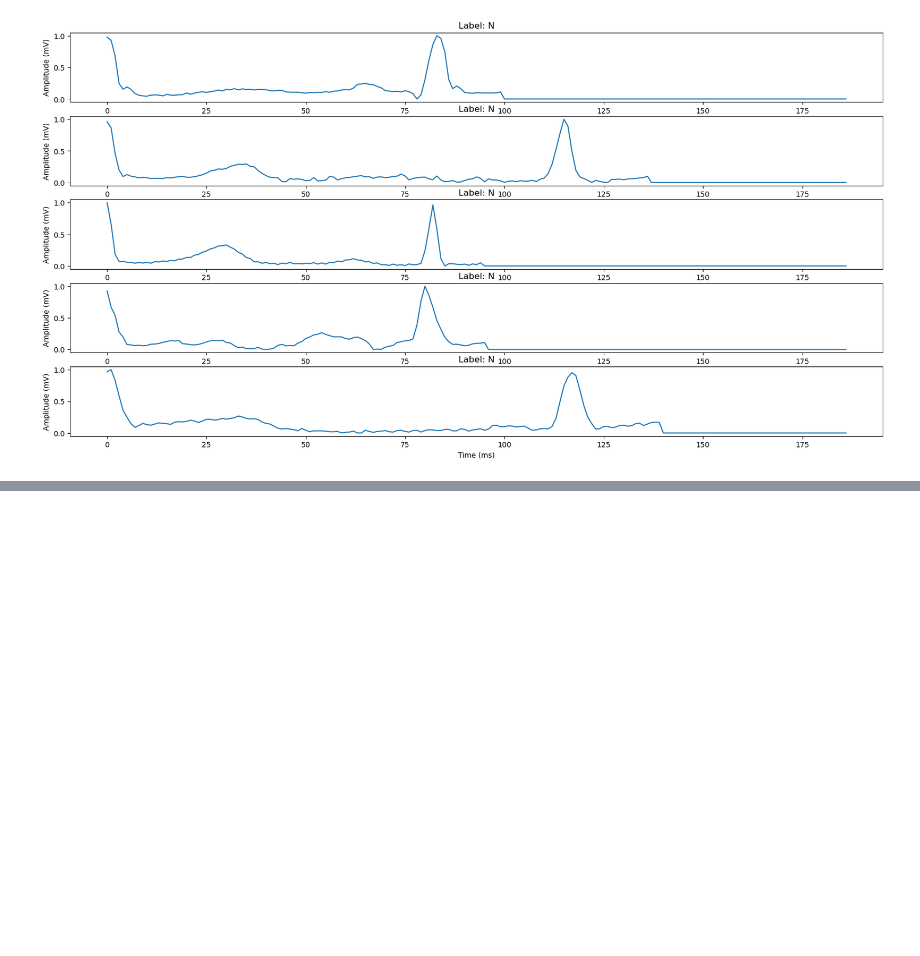
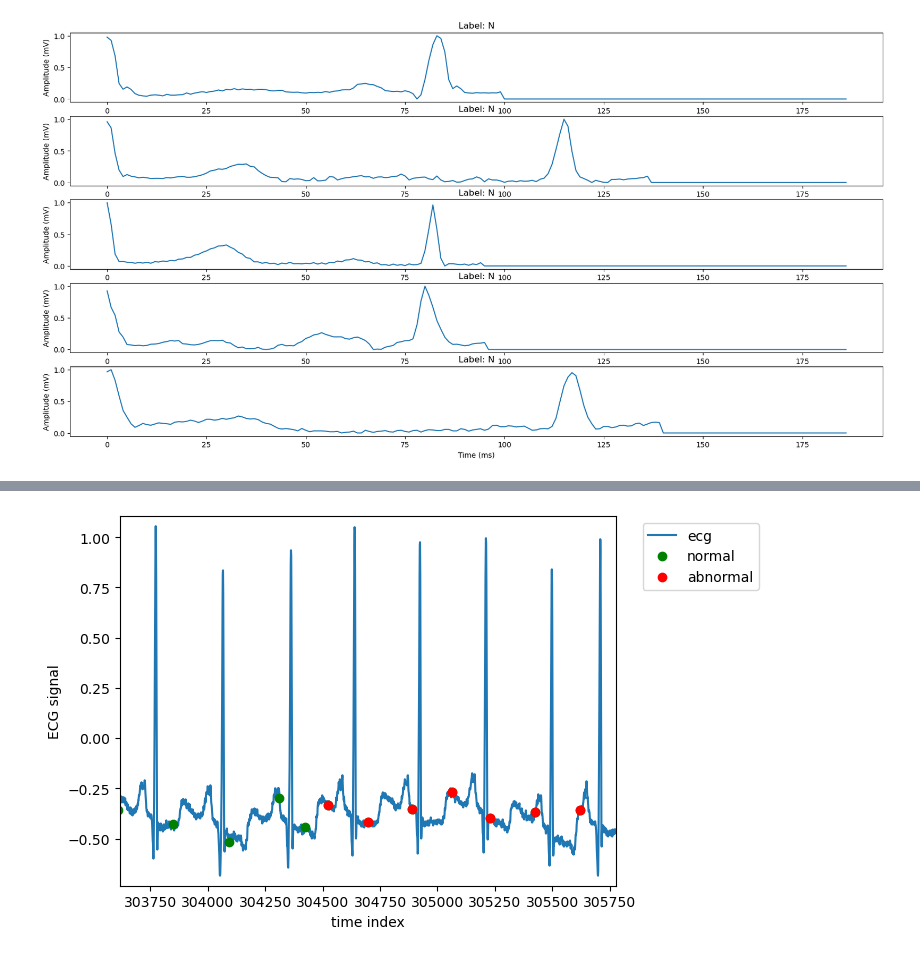
Before and after one commit to seanfenoff/DSCI441-Fenoff, a Jupyter notebook: DSCI441_project_jup.ipynb, the cells around one changed output, grey strips where cells are left out. Saved outputs shown, nothing was run; the diff lists cells and outputs as text; code cells hidden in the pictures; blank space fills up the shorter version.

Commit message:
Working with the individual signals. Trying to parse from the readings.

```diff
--- a/DSCI441_project_jup.ipynb
+++ b/DSCI441_project_jup.ipynb
@@ -93,0 +147,24 @@ patients = ['100', '101', '102', '103', '104', '105', '106', '107',
+# %%
+#Now we must load that actual ECG file. Classifications were above.
+def load_ecg(file):
+    #load the actual ecg file
+    record = wfdb.rdrecord(file)
+    # annotation
+    anno = wfdb.rdann(file, 'atr')
+    # get signal
+    p_sig = record.p_signal
+    # make sure the frequency is 360, if not could run into issue
+    assert record.fs == 360, 'sample freq is not 360'
+
+    # Symbols and annotation index
+    atr_sym = annotation.symbol
+    atr_samp = annotation.sample
+
+    return p_sig, atr_sym, atr_samp
+
+#Examining an example patient and the type of annotated beats
+file = path + patients[0]
+p_sig, atr_sym, atr_samp = load_ecg(file)
+values, counts = np.unique(sym, return_counts=True)
+for v,c in zip(values, counts):
+    print(v,c)
@@ -93,0 +177,4 @@ patients = ['100', '101', '102', '103', '104', '105', '106', '107',
+# %%
+#Let's view some of the abnormal beats
+ab_index = [b for a,b in zip(atr_sym, atr_samp) if a in arry][:10]
+ab_index
@@ -93,0 +192,18 @@ patients = ['100', '101', '102', '103', '104', '105', '106', '107',
+# %%
+x = np.arange(len(p_sig))
+
+left = ab_index[1]-1080
+right = ab_index[1]+1080
+
+plt.plot(x[left:right], p_sig[left:right,0], '-', label='ecg',)
+plt.plot(x[atr_samp], p_sig[atr_samp,0], 'go', label='normal')
+plt.plot(x[ab_index], p_sig[ab_index,0], 'ro',label='abnormal')
+
+plt.xlim(left,right)
+plt.ylim(p_sig[left:right].min()-0.05, p_sig[left:right,0].max()+0.05)
+plt.xlabel('time index')
+plt.ylabel('ECG signal')
+plt.legend(bbox_to_anchor = (1.04, 1), loc = 'upper left')
+plt.show()
+# %% [output]
+[figure, added]
```
Also changed, not shown: parts of 5 cells of this notebook.
